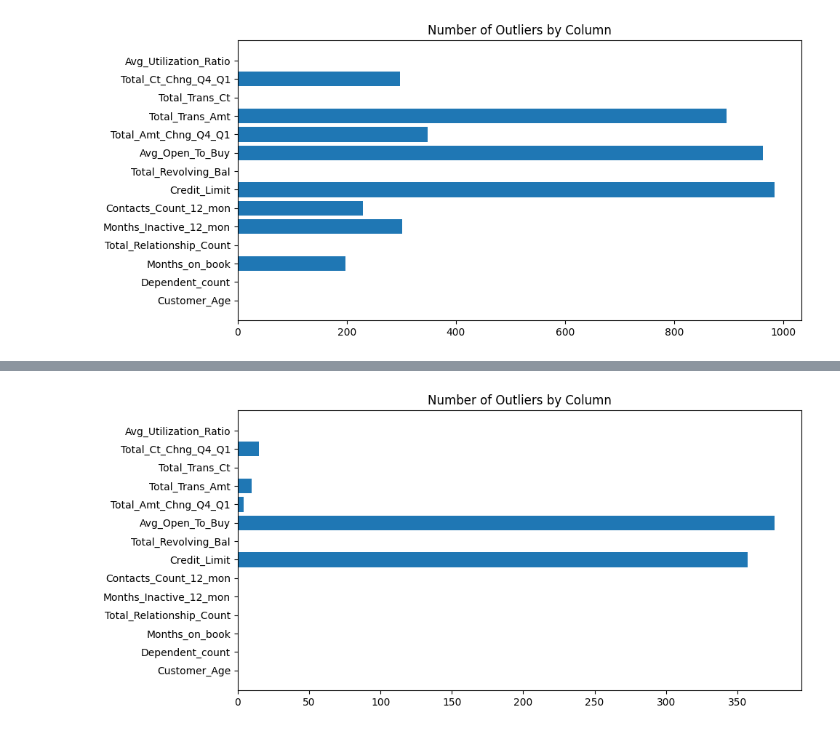
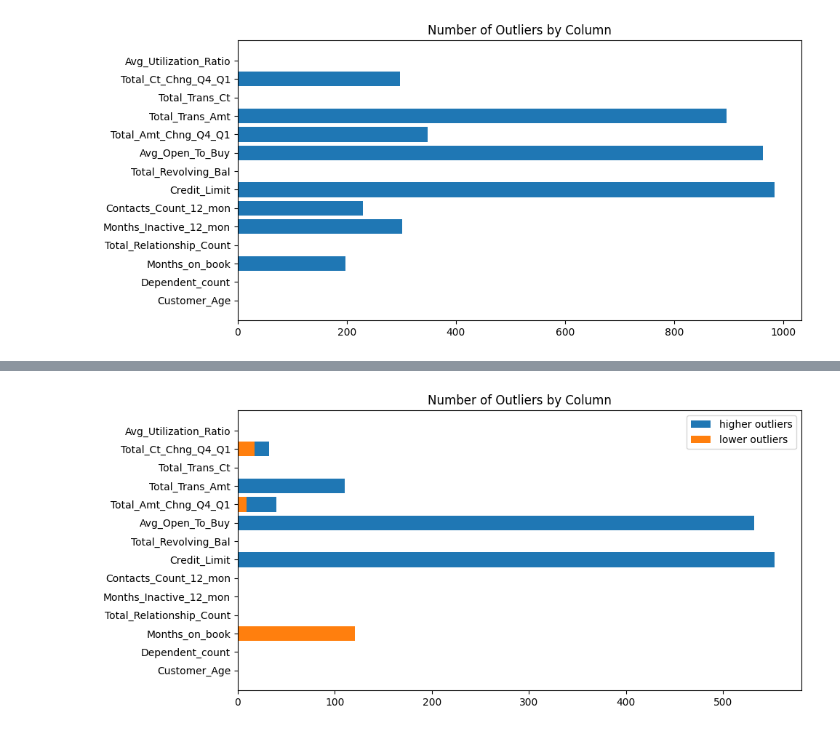
Before and after one commit to bosshussien/Bank_Customers_Analysis, a Jupyter notebook: analysis_notebook.ipynb, the cells around one changed output, grey strips where cells are left out. Cells and saved outputs as stored; diff of their text form; code cells hidden in the pictures.

```diff
--- a/analysis_notebook.ipynb
+++ b/analysis_notebook.ipynb
@@ -107,23 +111,4 @@ plt.show()
 df_cleaned = df
 
 for i in df.select_dtypes('number').columns:
-    df_cleaned[i] = outlier_handler.fit_transform_IQR(df[i])
+    df_cleaned[i] = outlier_handler.remove_outliers(df[i])
-# %%
-outlier_handler = OutlierHandling()
-length_of_hs = []
-length_of_ls = []
-names = []
-for i in df_cleaned.select_dtypes('number').columns:
-    higher, lower = outlier_handler.return_outliers(df[i])
-    length_of_hs.append(len(higher))
-    length_of_ls.append(len(lower))
-    names.append(i)
-    # print(f'{i}.\n\n: higher outliers : {len(higher)} \n: lower outliers: {len(lower)}\n_______\n')
-
-plt.figure(figsize=(10,5))
-# sns.barplot(x=names, y=length_of_hs)
-plt.barh(names, length_of_hs)
-plt.title('Number of Outliers by Column')
-# plt.gca().invert_yaxis()
-# plt.tight_layout()
-plt.show()
@@ -132,4 +115,3 @@ plt.show()
-# %%
-
-for i in df.select_dtypes('number').columns:
-    df_cleaned[i] = outlier_handler.fit_transform_IQR(df_cleaned[i])
+# %%
+for i,j in df['Credit_Limit'].items():
+    print(j)
@@ -136,22 +136,24 @@ for i in df.select_dtypes('number').columns:
 # %%
 outlier_handler = OutlierHandling()
 length_of_hs = []
 length_of_ls = []
+length_list = []
 names = []
 for i in df_cleaned.select_dtypes('number').columns:
     higher, lower = outlier_handler.return_outliers(df[i])
     length_of_hs.append(len(higher))
     length_of_ls.append(len(lower))
+    length_list.append(len(lower)+len(higher))
     names.append(i)
     # print(f'{i}.\n\n: higher outliers : {len(higher)} \n: lower outliers: {len(lower)}\n_______\n')
 
 plt.figure(figsize=(10,5))
-# sns.barplot(x=names, y=length_of_hs)
-plt.barh(names, length_of_hs)
+# plt.barh(names, length_list, label='sum')
+plt.barh(names, length_of_hs, label='higher outliers')
+plt.barh(names, length_of_ls, label='lower outliers')
 plt.title('Number of Outliers by Column')
-# plt.gca().invert_yaxis()
-# plt.tight_layout()
+plt.legend()
 plt.show()
 # %% [output]
-[figure, old version]
+[figure, new version]
 # %%
```
Also changed, not shown: parts of 10 cells of this notebook, 1 other file.
